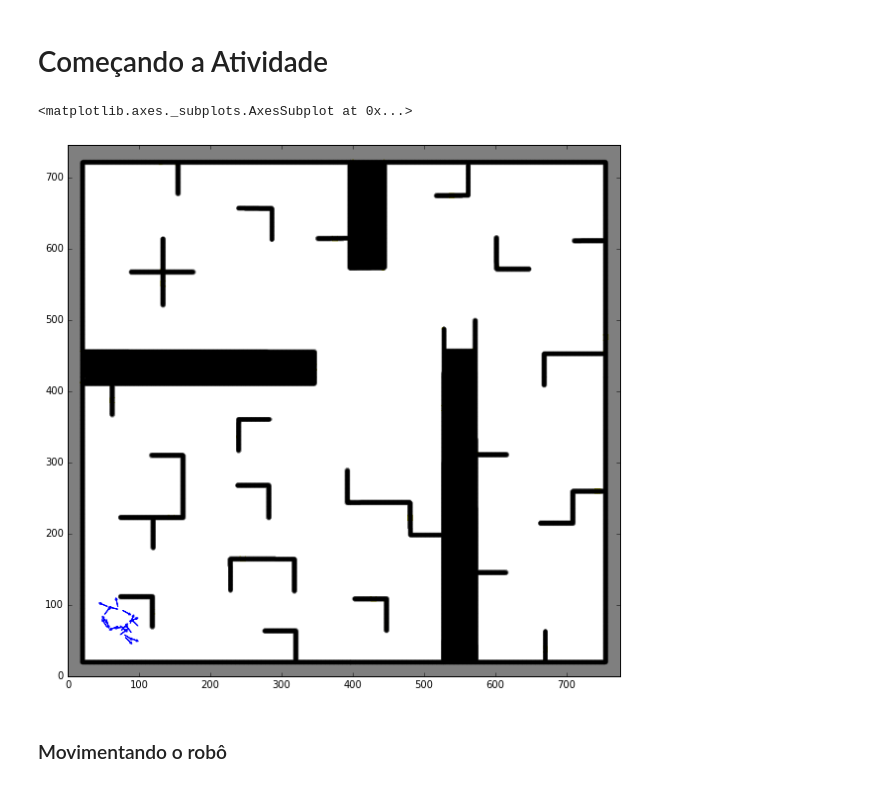
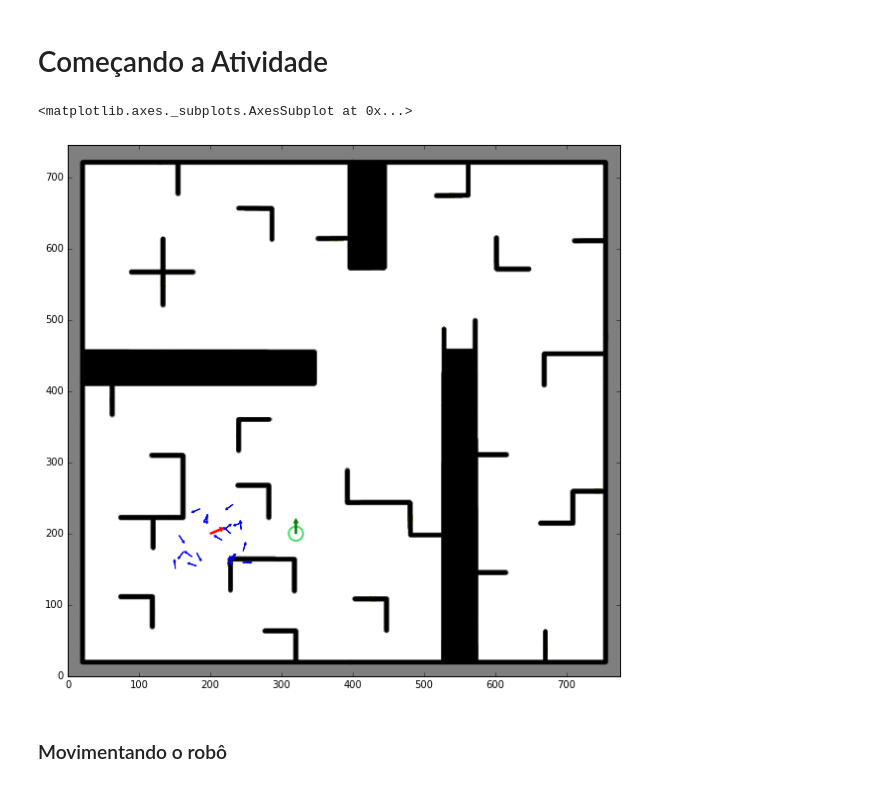
Before and after one commit to filipefborba/projeto2_robotica, a Jupyter notebook: ParticleFilter_update.ipynb, the cells around one changed output. Cells and saved outputs as stored; diff of their text form; code cells hidden in the pictures.

```diff
--- a/ParticleFilter_update.ipynb
+++ b/ParticleFilter_update.ipynb
@@ -286,11 +286,27 @@ def iniciar_particulas(xy_theta=None):
         pass
     global particle_cloud
     # TODO create particles
-    particle_cloud = criar_particulas(20,50,50,100,100)
+    particle_cloud = criar_particulas(20,150,150,250,250)
 
     inspercles.normalize_particles(particle_cloud)
     inspercles.update_robot_pose(particle_cloud, np.ones(len(particle_cloud)))
     return particle_cloud
+# %%
+initial_pose = [200, 200, math.pi/8] # Posicao inicial considerada para o
+pose = [320, 200, math.radians(90)] # posicao "verdadeira" do robo
+
+def desenhar_posicao_inicial(pose_xytheta, ax):
+    x = pose_xytheta[0]
+    y = pose_xytheta[1]
+    theta = pose_xytheta[2]
+    l = 15
+    desenhar_setas(x, y, theta, ax, l=l, color='r', width=2, headwidth=6, headlength=6)
+# %%
+def desenhar_robo(position, ax, radius=10):
+    from matplotlib.patches import Circle
+    circle = Circle((position[0], position[1]), radius, facecolor='none',
+                    edgecolor=(0.0, 0.8, 0.2), linewidth=2, alpha=0.7)
+    ax.add_patch(circle)
 # %%
 #Para iniciar o mapa
 def desenhar_mapa(mapa_numpy, particles = None, initial_position=False, pose=False, robot=False):
@@ -312,22 +328,23 @@ def desenhar_mapa(mapa_numpy, particles = None, initial_position=False, pose=Fal
 
     plt.imshow(mapa_numpy, cmap='Greys_r')
     if initial_position:
-        draw_initial_pose(initial_pose,ax)
+        desenhar_posicao_inicial(initial_pose,ax)
     if particles:
         desenhar_particulas(particles, ax)
     if pose:
-        nb_draw_arrow(pose[0], pose[1], pose[2], ax, color='g', width=2, headwidth=6, headlength=6)
+        desenhar_setas(pose[0], pose[1], pose[2], ax, color='g', width=2, headwidth=6, headlength=6)
     if robot:
-        nb_draw_robot(pose, ax, radius=robot_radius)
+        desenhar_robo(pose, ax, radius=robot_radius)
 
     return ax # Retornamos o contexto grafico caso queiram fazer algo depois
 # %%
-# Inicializa as particulas
+# Inicializa as particulas e o robô
+
 novas_particulas = iniciar_particulas()
-desenhar_mapa(color_image, particles = novas_particulas)
+desenhar_mapa(color_image, particles = novas_particulas, initial_position=initial_pose, pose=pose, robot=True)
 # %% [output]
 <matplotlib.axes._subplots.AxesSubplot at 0x...>
-[figure, old version]
+[figure, new version]
 # %% [markdown]
 ### Movimentando o robô
 # %%
```
Also changed, not shown: parts of 6 cells of this notebook, 35 other files.
